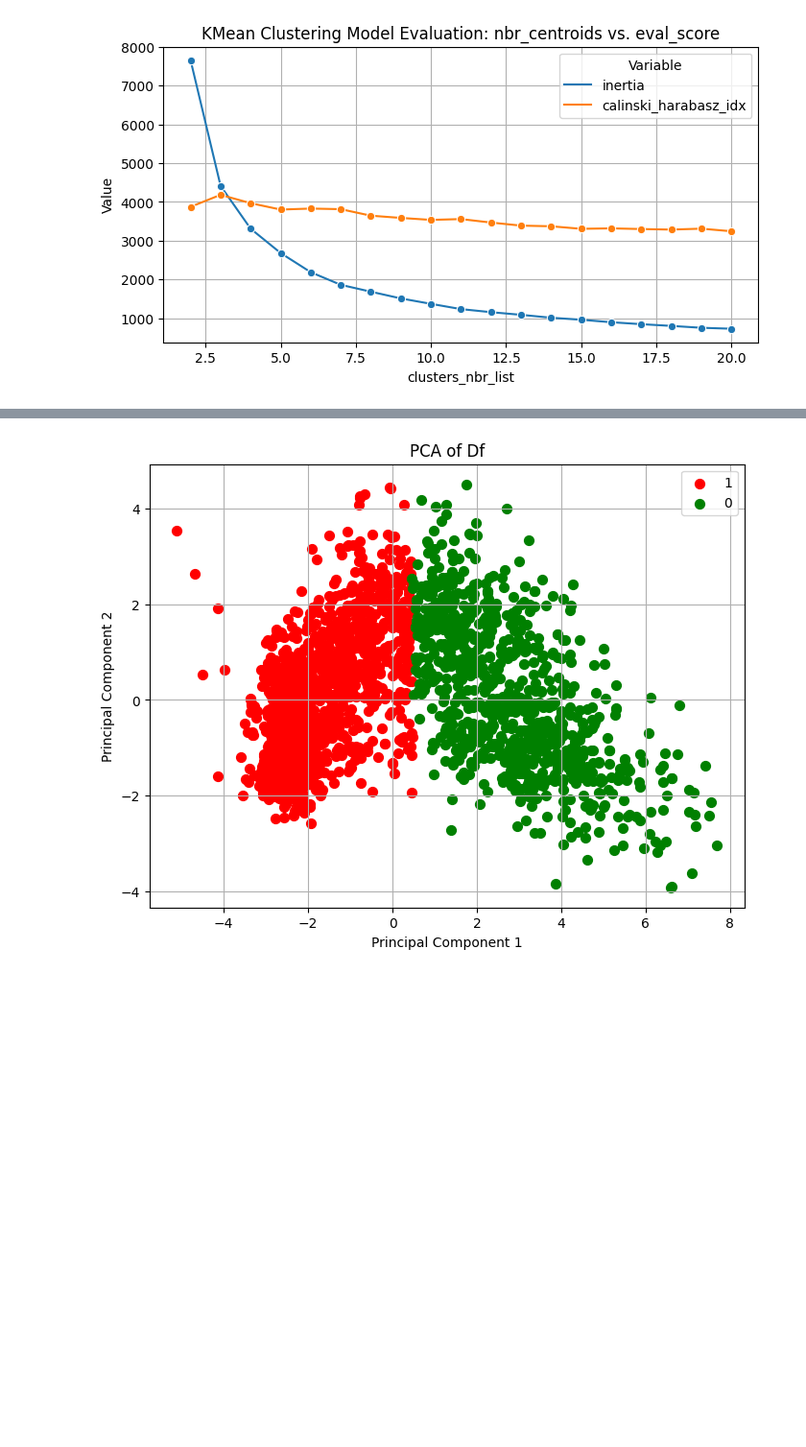
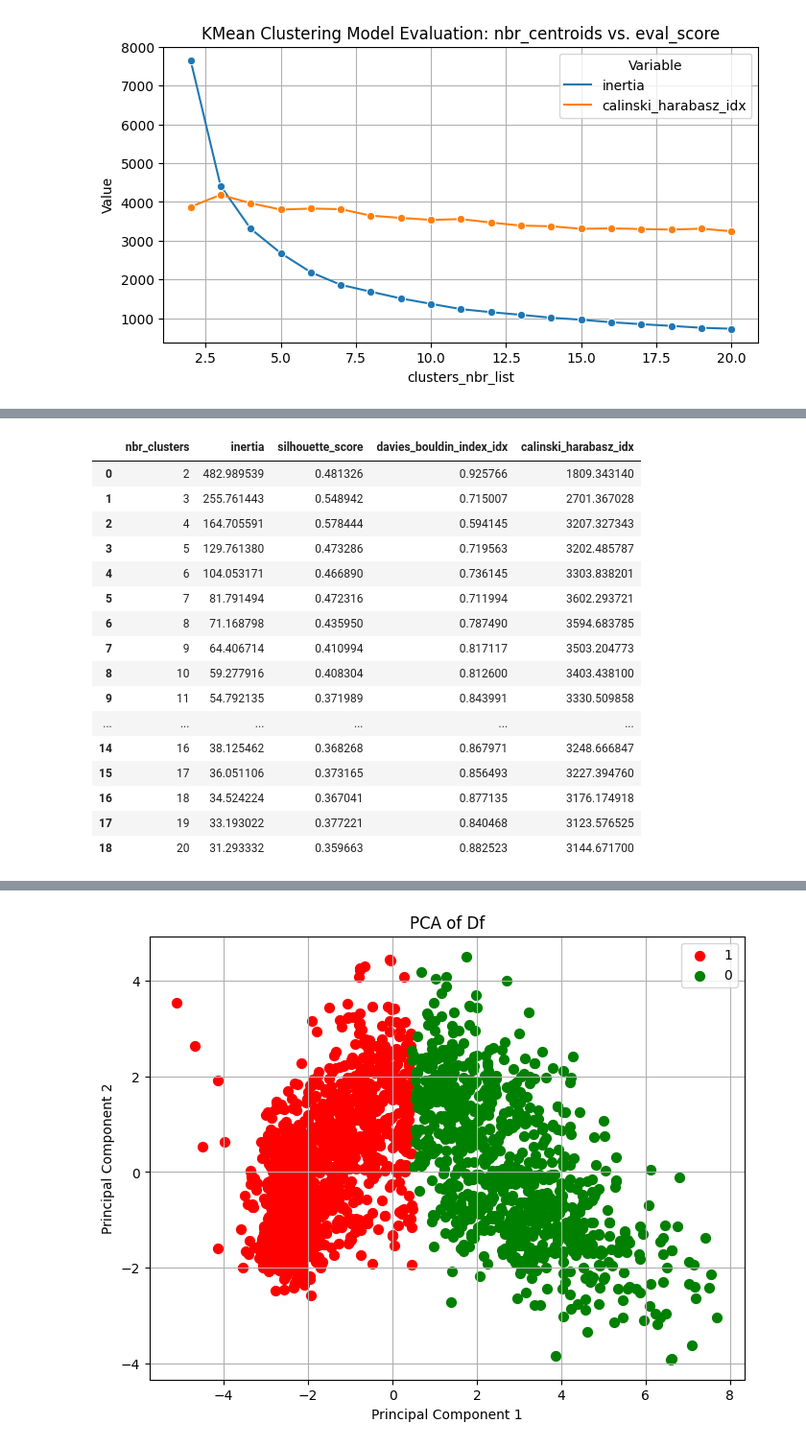
Before and after one commit to chevernemilia/ecl-ds-toolkit, a Jupyter notebook: statistical_testing.ipynb, the cells around one changed output, grey strips where cells are left out. Shown at 96% size. Saved outputs shown, nothing was run; the diff lists cells and outputs as text; code cells hidden in the pictures; blank space fills up the shorter version.

```diff
--- a/statistical_testing.ipynb
+++ b/statistical_testing.ipynb
@@ -2177,0 +2196,76 @@ plt.show()
+# %%
+# simulation to see what cluster nbr best described the dataset
+# initialize nbr of possible cluster nbr
+clusters_nbr_list = range(2,21)
+clusters_nbr_list
+
+pca = PCA(n_components=2)  # Reduce to 2 dimensions for visualization
+df7_pca = pca.fit_transform(df7_mmscaled)
+
+n_clusters = 4
+
+
+# Initializing and fitting KMeans clustering model
+kmeans = KMeans(n_clusters=n_clusters, n_init=10)
+kmeans.fit(df7_pca)
+
+# inertia_list = []
+# silhouette_score_list = []
+# davies_bouldin_index_list = []
+# calinski_harabasz_index_list = []
+iner_lst = []
+silhouette_lst = []
+db_idx_lst = []
+ch_idx_lst = []
+
+
+for clus_nbr in clusters_nbr_list:
+
+    # print('nbr clusters:', clus_nbr)
+    # Initializing and fitting KMeans clustering model
+    kmeans = KMeans(n_clusters=clus_nbr, n_init=10)
+    kmeans.fit(df7_pca)
+    # kmeans.fit(df7_scaled)
+    # Getting cluster centers and labels
+    centroids = kmeans.cluster_centers_
+    cluster_labels = kmeans.labels_
+
+    # Evaluate clustering performance
+    inertia = kmeans.inertia_
+    silhouette_score = metrics.silhouette_score(df7_pca, cluster_labels)
+    davies_bouldin_index = metrics.davies_bouldin_score(df7_pca, cluster_labels)
+    calinski_harabasz_index = metrics.calinski_harabasz_score(df7_pca, cluster_labels)
+
+    iner_lst.append(inertia)
+    silhouette_lst.append(silhouette_score)
+    db_idx_lst.append(davies_bouldin_index)
+    ch_idx_lst.append(calinski_harabasz_index)
+
+
+kmean_eval = pd.DataFrame({
+                'nbr_clusters': clusters_nbr_list,
+                'inertia': iner_lst,
+                'silhouette_score': silhouette_lst,
+                'davies_bouldin_index_idx': db_idx_lst,
+                'calinski_harabasz_idx': ch_idx_lst
+                })
+
+kmean_eval
+# %% [output]
+|  | nbr_clusters | inertia | silhouette_score | davies_bouldin_index_idx | calinski_harabasz_idx |
+| 0 | 2 | 482.989539 | 0.481326 | 0.925766 | 1809.343140 |
+| 1 | 3 | 255.761443 | 0.548942 | 0.715007 | 2701.367028 |
+| 2 | 4 | 164.705591 | 0.578444 | 0.594145 | 3207.327343 |
+| 3 | 5 | 129.761380 | 0.473286 | 0.719563 | 3202.485787 |
+| 4 | 6 | 104.053171 | 0.466890 | 0.736145 | 3303.838201 |
+| 5 | 7 | 81.791494 | 0.472316 | 0.711994 | 3602.293721 |
+| 6 | 8 | 71.168798 | 0.435950 | 0.787490 | 3594.683785 |
+| 7 | 9 | 64.406714 | 0.410994 | 0.817117 | 3503.204773 |
+| 8 | 10 | 59.277916 | 0.408304 | 0.812600 | 3403.438100 |
+| 9 | 11 | 54.792135 | 0.371989 | 0.843991 | 3330.509858 |
+| ... | ... | ... | ... | ... | ... |
+| 14 | 16 | 38.125462 | 0.368268 | 0.867971 | 3248.666847 |
+| 15 | 17 | 36.051106 | 0.373165 | 0.856493 | 3227.394760 |
+| 16 | 18 | 34.524224 | 0.367041 | 0.877135 | 3176.174918 |
+| 17 | 19 | 33.193022 | 0.377221 | 0.840468 | 3123.576525 |
+| 18 | 20 | 31.293332 | 0.359663 | 0.882523 | 3144.671700 |
```
Also changed, not shown: parts of 5 cells of this notebook, 1 other file.
